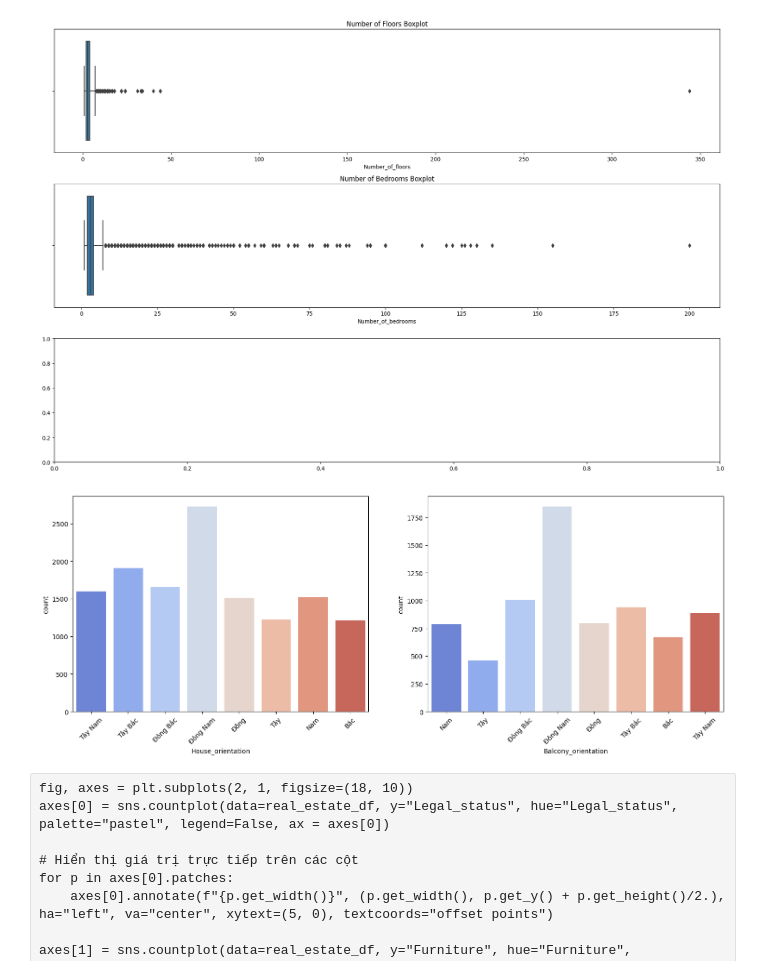
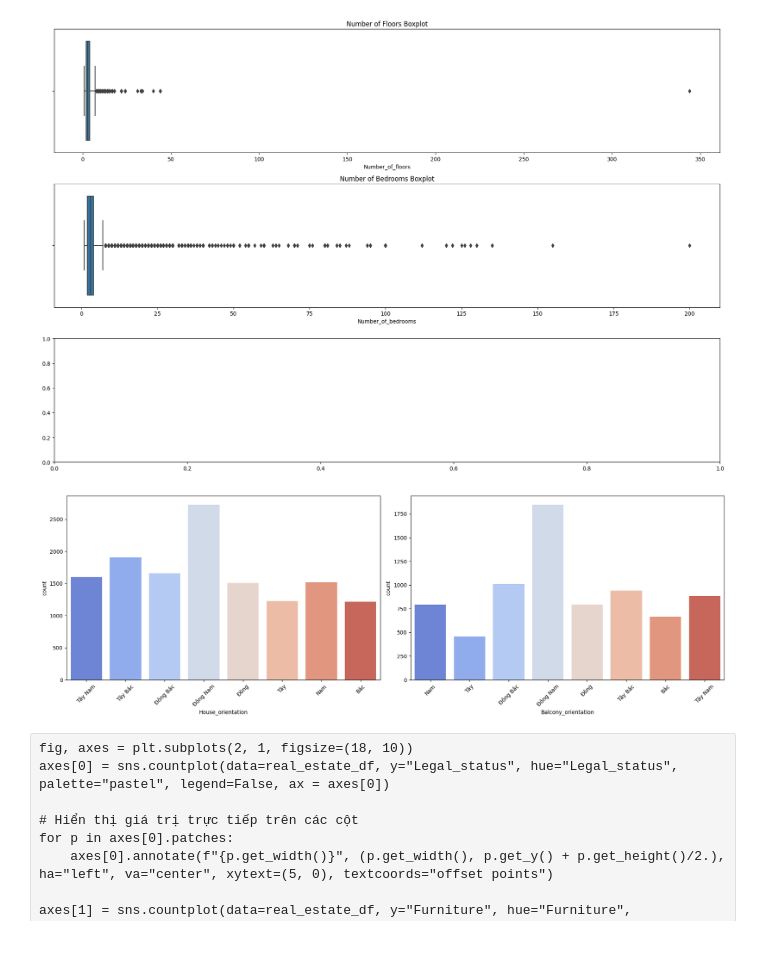
Before and after one commit to nldhuyen0047/real_estate_project, a Jupyter notebook: real_estate.ipynb, the cells around one changed output. Cells and saved outputs as stored; diff of their text form; code cells hidden in the pictures; blank space fills up the shorter version.

```diff
--- a/real_estate.ipynb
+++ b/real_estate.ipynb
@@ -348,14 +350,15 @@ plt.show()
 # %%
 fig, axes = plt.subplots(1, 2, figsize=(18, 6))
 sns.countplot(data=real_estate_df, x="House_orientation", palette="coolwarm", ax=axes[0])
 axes[0].set_xticklabels(axes[0].get_xticklabels(), rotation=45)  # Set rotation angle to 45 degrees
 
 sns.countplot(data=real_estate_df, x="Balcony_orientation", palette="coolwarm", ax=axes[1])
 axes[1].set_xticklabels(axes[1].get_xticklabels(), rotation=45)  # Set rotation angle to 45 degrees
 
+plt.tight_layout()
 plt.show()
 # %% [output]
-[figure, old version]
+[figure, new version]
 # %% [raw]
 fig, axes = plt.subplots(2, 1, figsize=(18, 10))
 axes[0] = sns.countplot(data=real_estate_df, y="Legal_status", hue="Legal_status", palette="pastel", legend=False, ax = axes[0])
```
Also changed, not shown: parts of 5 cells of this notebook.
